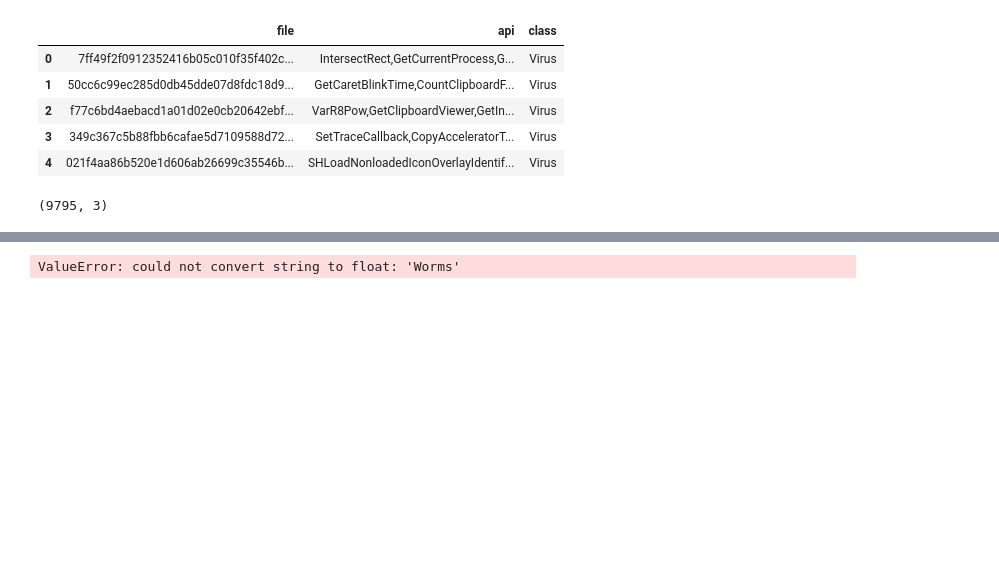
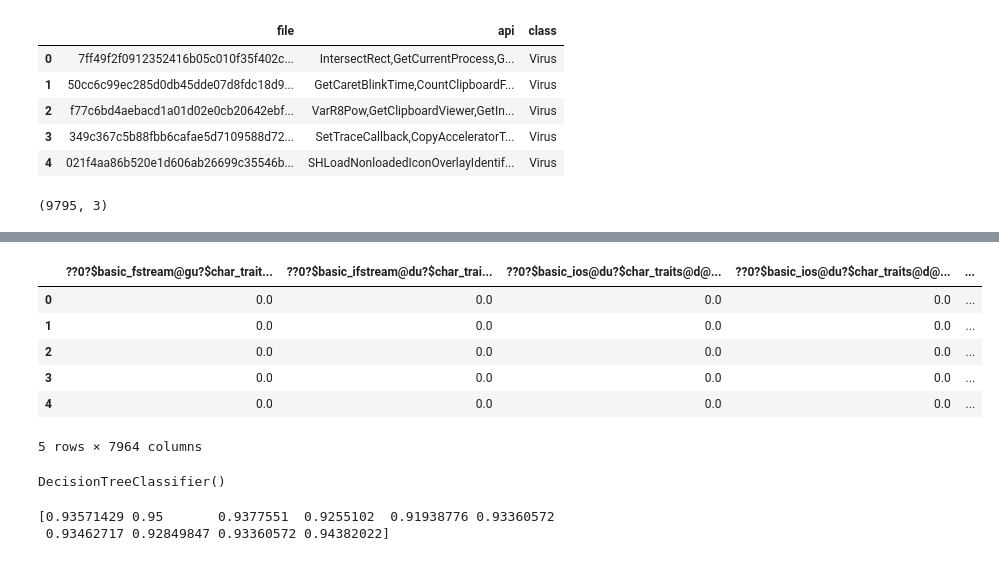
Before and after one commit to Andrei-Portales/lab3-securitydata, a Jupyter notebook: Lab3.ipynb, the cells around one changed output, grey strips where cells are left out. Saved outputs shown, nothing was run; the diff lists cells and outputs as text; code cells hidden in the pictures; blank space fills up the shorter version.

Commit message:
avances 2 modelo 1

```diff
--- a/Lab3.ipynb
+++ b/Lab3.ipynb
@@ -83,5 +83,5 @@ df.head()
 | 4 | shloadnonloadediconoverlayidentif... | Virus | 0 | 0 | 0 | 0 | ... |
 5 rows × 7966 columns
 # %%
-df = df.drop(['api'], axis=1)
+# df = df.drop(['api'], axis=1)
 # %%
@@ -95,19 +89,42 @@ df = df.drop(['api'], axis=1)
+# %%
+tv = TfidfVectorizer(use_idf=True, smooth_idf=True, norm=None, tokenizer=lambda x: x.split(','))
+tv_matrix = tv.fit_transform(df['api'])
+tv_matrix = tv_matrix.toarray()
+# %%
+df2 = pd.DataFrame(np.round(tv_matrix,2), columns=tv.get_feature_names())
+# %%
+df2.head()
+# %% [output]
+|  | ??0?$basic_fstream@gu?$char_trait... | ??0?$basic_ifstream@du?$char_trai... | ??0?$basic_ios@du?$char_traits@d@... | ??0?$basic_ios@du?$char_traits@d@... | ... |
+| 0 | 0.0 | 0.0 | 0.0 | 0.0 | ... |
+| 1 | 0.0 | 0.0 | 0.0 | 0.0 | ... |
+| 2 | 0.0 | 0.0 | 0.0 | 0.0 | ... |
+| 3 | 0.0 | 0.0 | 0.0 | 0.0 | ... |
+| 4 | 0.0 | 0.0 | 0.0 | 0.0 | ... |
+5 rows × 7964 columns
 # %%
 # modelTF_IDF.head()
 # %%
 # Train model with 70% train and 30% test using Random Forest
-X_train, X_test, y_train, y_test = model_selection.train_test_split(df, df['class'], test_size=0.3, random_state=0)
-clf = tree.DecisionTreeClassifier()
-clf.fit(X_train, y_train)
+# X_train, X_test, y_train, y_test = model_selection.train_test_split(df, df['class'], test_size=0.3, random_state=0)
+# clf = tree.DecisionTreeClassifier()
+# clf.fit(X_train, y_train)
-# %% [output]
-ValueError: could not convert string to float: 'Worms'
 # %%
 # Train model with 70% train and 30% test using Random Forest
-# X_train, X_test, y_train, y_test = model_selection.train_test_split(modelTF_IDF, df['class'], test_size=0.3, random_state=0)
-# clf = tree.DecisionTreeClassifier()
-# clf.fit(X_train, y_train)
+X_train, X_test, y_train, y_test = model_selection.train_test_split(df2, df['class'], test_size=0.3, random_state=0)
+clf = tree.DecisionTreeClassifier()
+clf.fit(X_train, y_train)
+# %% [output]
+DecisionTreeClassifier()
 # %%
 y_pred = clf.predict(X_test)
+# %%
+# Validacion cruzada con k = 10
+scores = model_selection.cross_val_score(clf, df2, df['class'], cv=10)
+print(scores)
+# %% [output]
+[0.93571429 0.95       0.9377551  0.9255102  0.91938776 0.93360572
+ 0.93462717 0.92849847 0.93360572 0.94382022]
 # %%
 from sklearn.metrics import accuracy_score, confusion_matrix, classification_report
 # %%
```
Also changed, not shown: parts of 5 cells of this notebook.
